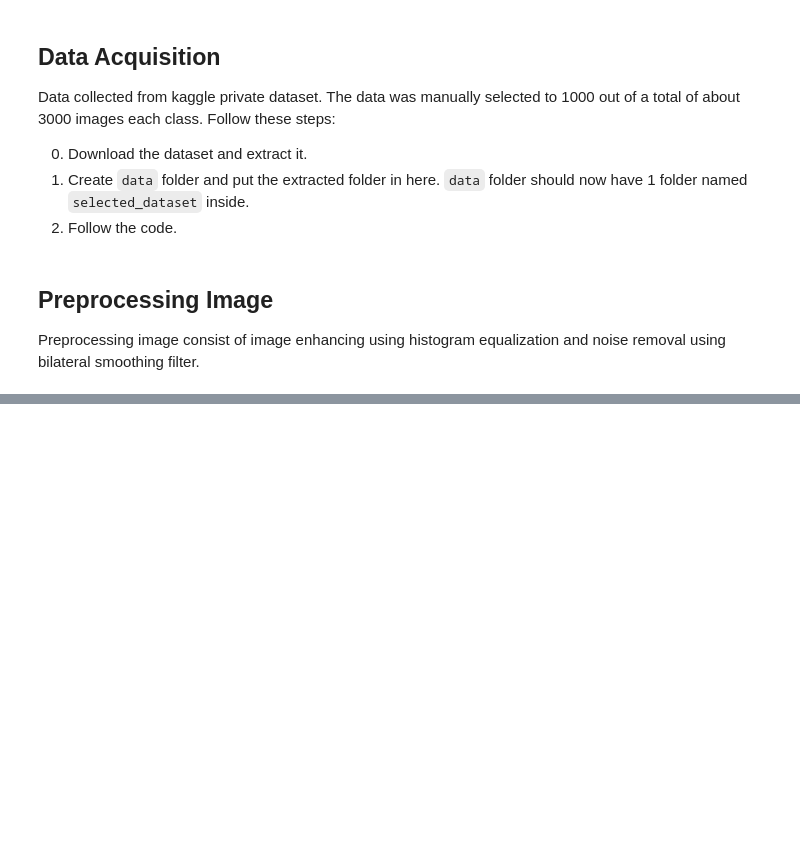
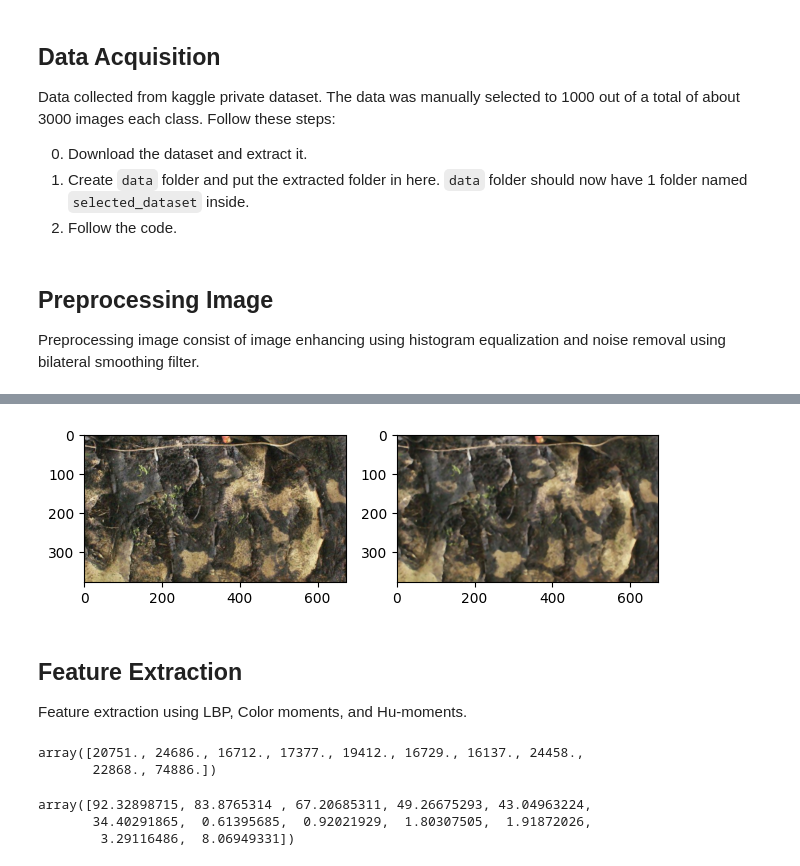
Before and after one commit to zeerafle/oil-palm-stem, a Jupyter notebook: disease_detection.ipynb, the cells around one changed output, grey strips where cells are left out. Drawn from its saved outputs; the diff is of its cells as text; code cells hidden in the pictures; blank space fills up the shorter version.

Commit message:
notebook up to feature extraction

```diff
--- a/disease_detection.ipynb
+++ b/disease_detection.ipynb
@@ -58,5 +73,5 @@ True
 # %%
-def remove_noise(image: [str, np.ndarray]) -> np.ndarray:
+def remove_noise(image: Union[str, np.ndarray], filter: str = 'bilateral', display: bool = False) -> np.ndarray:
     """
     Remove noise from image using bilateral filter
     :param image: [str, np.ndarray], path to image file or image array in numpy array
@@ -65,5 +80,12 @@ def remove_noise(image: [str, np.ndarray]) -> np.ndarray:
     if type(image) is str:
         image = cv2.imread(image)
     # apply bilateral filter with d = 15, sigmaColor = sigmaSpace = 75.
-    bilateral_filtered_image = cv2.bilateralFilter(image, 15, 75, 75)
-    return bilateral_filtered_image
+
+    if filter == 'bilateral':
+        filtered_image = cv2.bilateralFilter(image, 10, 65, 65)
+    else:
+        filtered_image = cv2.medianBlur(image, 5)
+
+    if display:
+        return cv2.cvtColor(filtered_image, cv2.COLOR_BGR2RGB)
+    return filtered_image
@@ -75,0 +92,8 @@ True
+# %%
+compare_image(SAMPLE_IMAGE, remove_noise(SAMPLE_IMAGE, filter='median', display=True))
+# %% [output]
+[figure, added]
+# %% [markdown]
+## Feature Extraction
+
+Feature extraction using LBP, Color moments, and Hu-moments.
@@ -75,0 +106,51 @@ True
+# %%
+def lbp(image: Union[np.ndarray, str], radius: int = 3,  n_points: int = 8, methods: str = 'uniform') -> np.ndarray:
+    """
+    Calculate Local Binary Pattern of an image.
+    :param image: input image
+    :param radius: radius of LBP
+    :param n_points: number of points
+    :return: LBP histogram
+    """
+    if image is None:
+        raise ValueError("image is None")
+    if isinstance(image, str):
+        image = cv2.imread(image, cv2.IMREAD_GRAYSCALE)
+    lbp = local_binary_pattern(image, n_points, radius, method=methods)
+    hist, _ = np.histogram(lbp.ravel(), bins=np.arange(0, n_points + 3), range=(0, n_points + 2))
+    # normalize the histogram
+    # hist = hist.astype('float')
+    # hist /= (hist.sum() + 1e-7)
+
+    return hist.astype('float')
+
+lbp(SAMPLE_IMAGE)
+# %% [output]
+array([20751., 24686., 16712., 17377., 19412., 16729., 16137., 24458.,
+       22868., 74886.])
+# %%
+def color_moment(image: Union[np.ndarray, str]) -> np.ndarray:
+    """
+    Calculate color moment of an image (mean, standard deviation, skewness, kurtosis).
+    :param image: input image
+    :return: color moment
+    """
+    if image is None:
+        raise ValueError("image is None")
+    if isinstance(image, str):
+        image = io.imread(image)
+    # mean of each channel
+    mean = np.mean(image, axis=(0, 1))
+    # standard deviation of each channel
+    std = np.std(image, axis=(0, 1))
+    # skewness of each channel
+    skew = np.mean(np.power(image - mean, 3)) / np.power(std, 3)
+    # kurtosis of each channel
+    kurt = np.mean(np.power(image - mean, 4)) / np.power(std, 4)
+    return np.concatenate((mean, std, skew, kurt))
+
+color_moment(SAMPLE_IMAGE)
+# %% [output]
+array([92.32898715, 83.8765314 , 67.20685311, 49.26675293, 43.04963224,
+       34.40291865,  0.61395685,  0.92021929,  1.80307505,  1.91872026,
+        3.29116486,  8.06949331])
```
Also changed, not shown: parts of 8 cells of this notebook, 3 other files.
